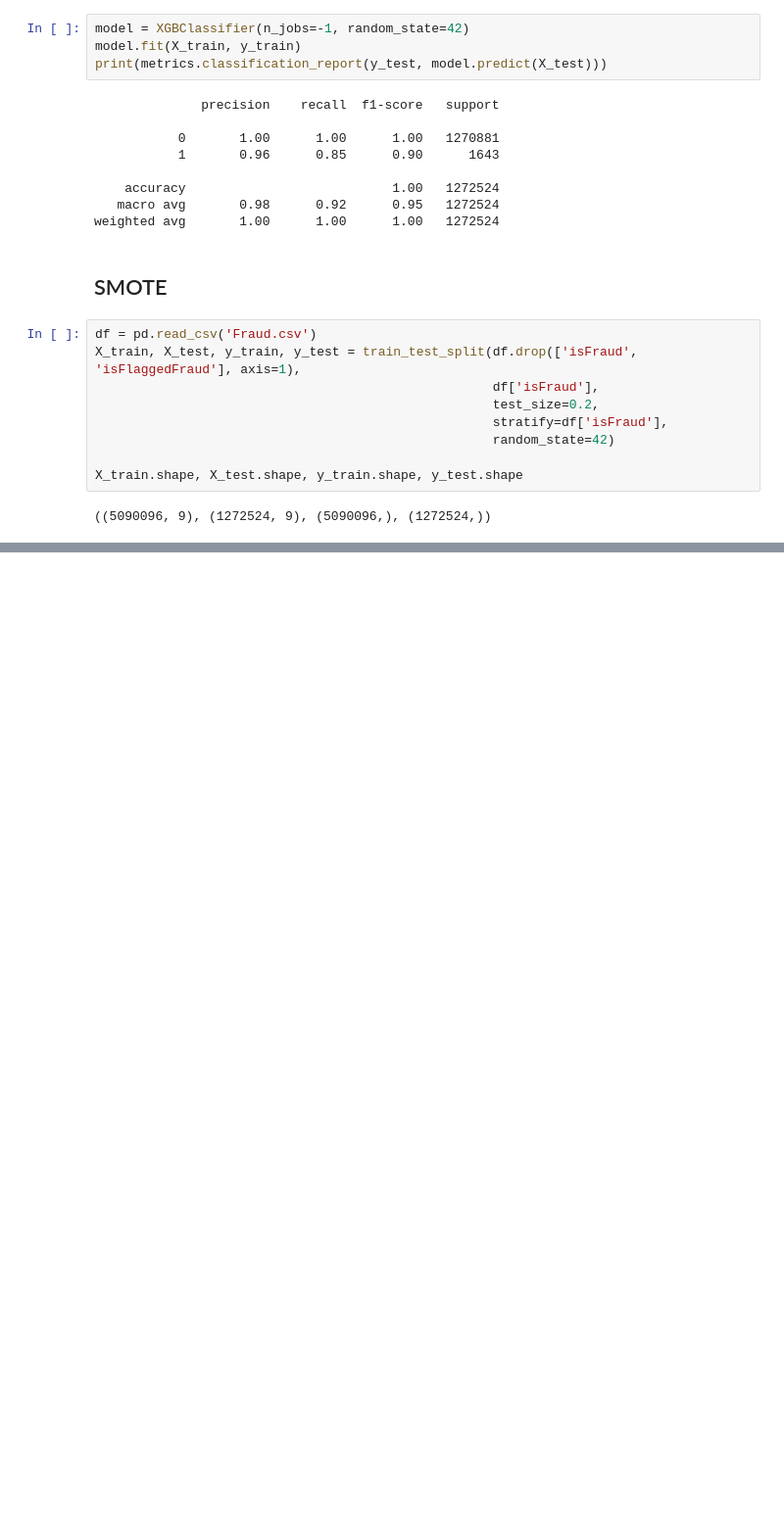
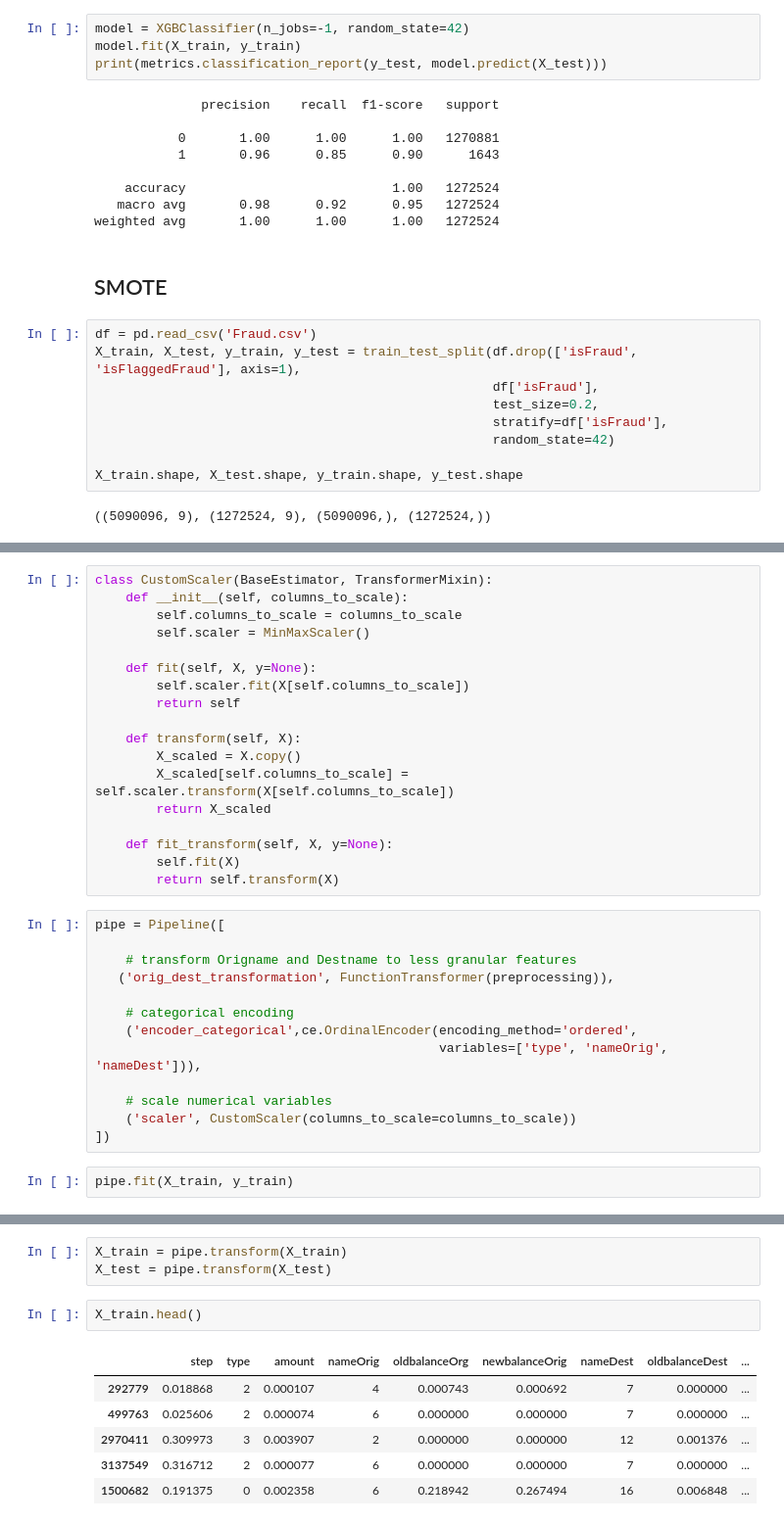
Before and after one commit to omdgit/machine-learning-imbalanced-data, a Jupyter notebook: omd/kaggle_fraud.ipynb, the cells around one changed output, grey strips where cells are left out. Shown: that part at 98% size. Cells and saved outputs as stored; diff of their text form; blank space fills up the shorter version.

```diff
--- a/omd/kaggle_fraud.ipynb
+++ b/omd/kaggle_fraud.ipynb
@@ -553,0 +618,33 @@ weighted avg       1.00      1.00      1.00   1272524
+# %%
+class CustomScaler(BaseEstimator, TransformerMixin):
+    def __init__(self, columns_to_scale):
+        self.columns_to_scale = columns_to_scale
+        self.scaler = MinMaxScaler()
+
+    def fit(self, X, y=None):
+        self.scaler.fit(X[self.columns_to_scale])
+        return self
+
+    def transform(self, X):
+        X_scaled = X.copy()
+        X_scaled[self.columns_to_scale] = self.scaler.transform(X[self.columns_to_scale])
+        return X_scaled
+
+    def fit_transform(self, X, y=None):
+        self.fit(X)
+        return self.transform(X)
+# %%
+pipe = Pipeline([
+
+    # transform Origname and Destname to less granular features
+   ('orig_dest_transformation', FunctionTransformer(preprocessing)),
+
+    # categorical encoding
+    ('encoder_categorical',ce.OrdinalEncoder(encoding_method='ordered',
+                                             variables=['type', 'nameOrig', 'nameDest'])),
+
+    # scale numerical variables
+    ('scaler', CustomScaler(columns_to_scale=columns_to_scale))
+])
+# %%
+pipe.fit(X_train, y_train)
@@ -553,0 +662,12 @@ weighted avg       1.00      1.00      1.00   1272524
+# %%
+X_train = pipe.transform(X_train)
+X_test = pipe.transform(X_test)
+# %%
+X_train.head()
+# %% [output]
+|  | step | type | amount | nameOrig | oldbalanceOrg | newbalanceOrig | nameDest | oldbalanceDest | ... |
+| 292779 | 0.018868 | 2 | 0.000107 | 4 | 0.000743 | 0.000692 | 7 | 0.000000 | ... |
+| 499763 | 0.025606 | 2 | 0.000074 | 6 | 0.000000 | 0.000000 | 7 | 0.000000 | ... |
+| 2970411 | 0.309973 | 3 | 0.003907 | 2 | 0.000000 | 0.000000 | 12 | 0.001376 | ... |
+| 3137549 | 0.316712 | 2 | 0.000077 | 6 | 0.000000 | 0.000000 | 7 | 0.000000 | ... |
+| 1500682 | 0.191375 | 0 | 0.002358 | 6 | 0.218942 | 0.267494 | 16 | 0.006848 | ... |
```
Also changed, not shown: parts of 25 cells of this notebook.
